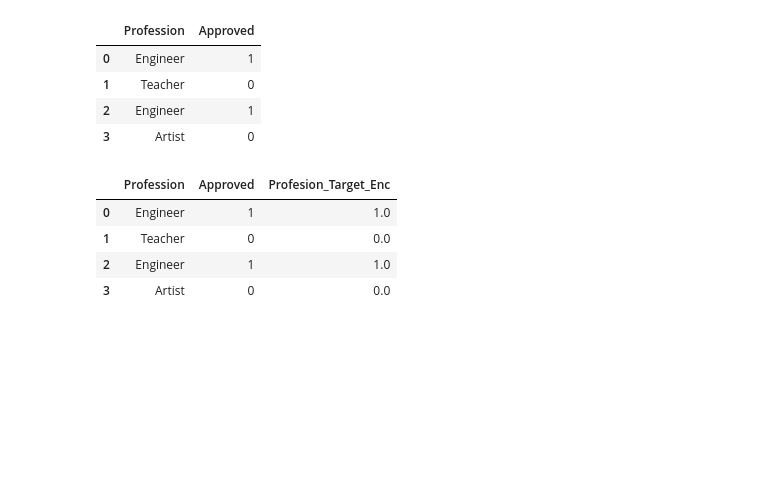
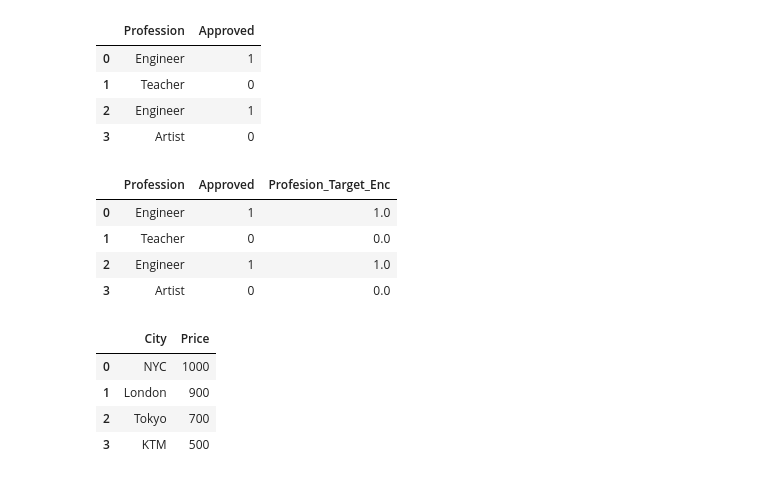
Before and after one commit to nayankhanal/ml-class, a Jupyter notebook: feature_engineering_day1.ipynb, the cells around one changed output. Cells and saved outputs as stored; diff of their text form; code cells hidden in the pictures; blank space fills up the shorter version.

```diff
--- a/feature_engineering_day1.ipynb
+++ b/feature_engineering_day1.ipynb
@@ -508,3 +511,16 @@ df9
 | 1 | Teacher | 0 | 0.0 |
 | 2 | Engineer | 1 | 1.0 |
 | 3 | Artist | 0 | 0.0 |
+# %%
+df10 = pd.DataFrame({
+    'City': ['NYC','London','Tokyo','KTM'],
+    'Price': [1000, 900, 700, 500]
+})
+
+df10
+# %% [output]
+|  | City | Price |
+| 0 | NYC | 1000 |
+| 1 | London | 900 |
+| 2 | Tokyo | 700 |
+| 3 | KTM | 500 |
```
Also changed, not shown: parts of 22 cells of this notebook.
